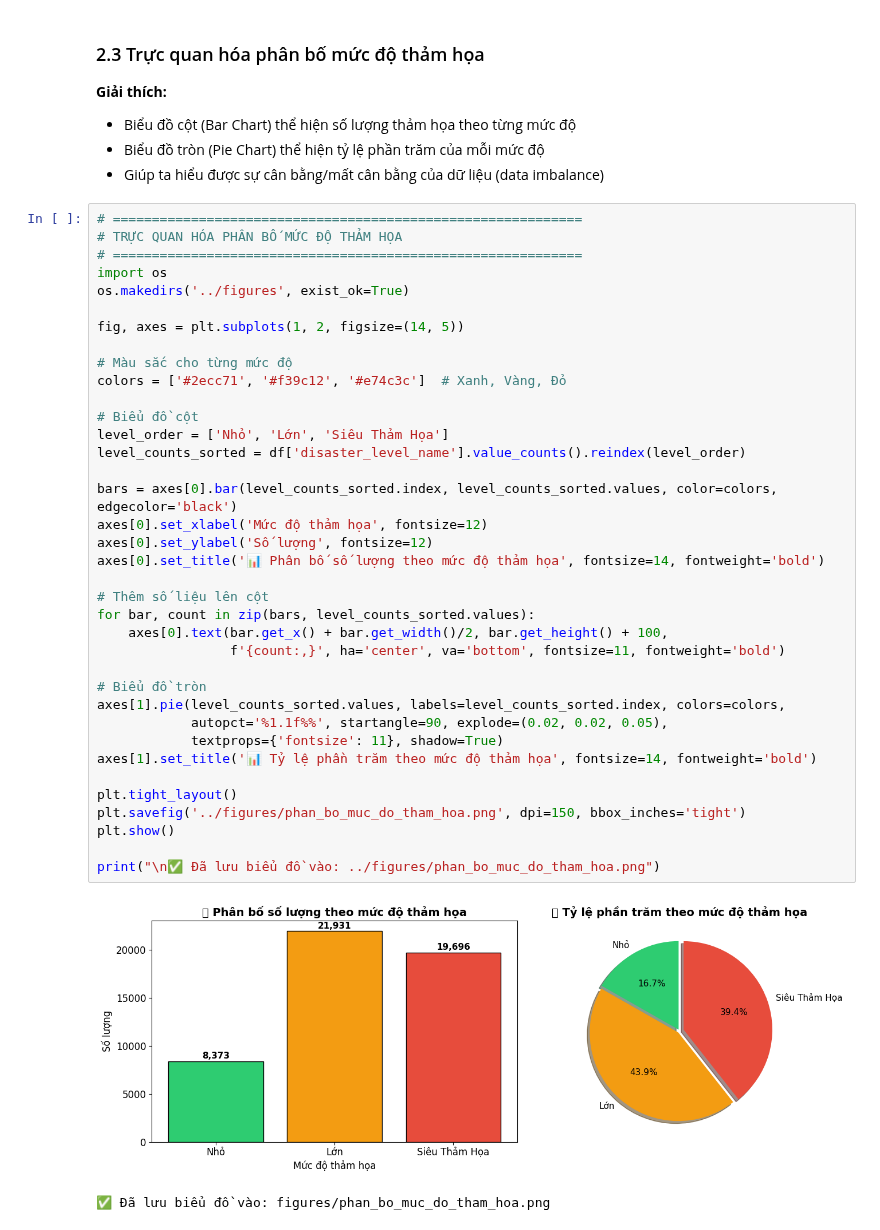
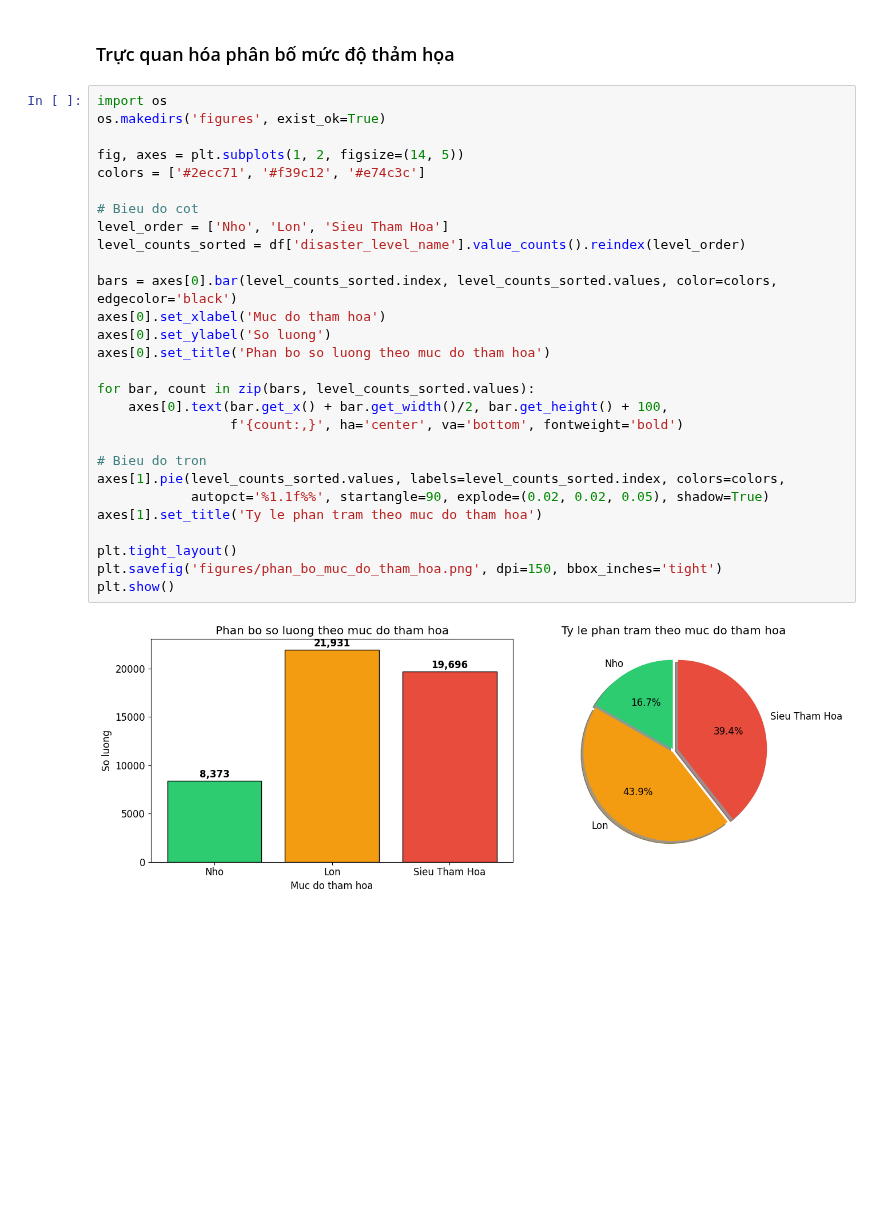
Before and after one commit to khoa-nguyen-data/Du-Doan-Tham-Hoa-Toan-Cau, a Jupyter notebook: Hiếu/Phan_Loai_Muc_Do_Tham_Hoa.ipynb, the cells around one changed output. Saved outputs shown, nothing was run; the diff lists cells and outputs as text; blank space fills up the shorter version.

```diff
--- a/Hiếu/Phan_Loai_Muc_Do_Tham_Hoa.ipynb
+++ b/Hiếu/Phan_Loai_Muc_Do_Tham_Hoa.ipynb
@@ -284,48 +212,33 @@ print("\n📌 Tổng số bản ghi:", len(df))
 # %% [markdown]
-### 2.3 Trực quan hóa phân bố mức độ thảm họa
-
-**Giải thích:**
-- Biểu đồ cột (Bar Chart) thể hiện số lượng thảm họa theo từng mức độ
-- Biểu đồ tròn (Pie Chart) thể hiện tỷ lệ phần trăm của mỗi mức độ
-- Giúp ta hiểu được sự cân bằng/mất cân bằng của dữ liệu (data imbalance)
+### Trực quan hóa phân bố mức độ thảm họa
 # %%
-# ============================================================
-# TRỰC QUAN HÓA PHÂN BỐ MỨC ĐỘ THẢM HỌA
-# ============================================================
 import os
-os.makedirs('../figures', exist_ok=True)
+os.makedirs('figures', exist_ok=True)
 
 fig, axes = plt.subplots(1, 2, figsize=(14, 5))
+colors = ['#2ecc71', '#f39c12', '#e74c3c']
 
-# Màu sắc cho từng mức độ
-colors = ['#2ecc71', '#f39c12', '#e74c3c']  # Xanh, Vàng, Đỏ
-
-# Biểu đồ cột
-level_order = ['Nhỏ', 'Lớn', 'Siêu Thảm Họa']
+# Bieu do cot
+level_order = ['Nho', 'Lon', 'Sieu Tham Hoa']
 level_counts_sorted = df['disaster_level_name'].value_counts().reindex(level_order)
 
 bars = axes[0].bar(level_counts_sorted.index, level_counts_sorted.values, color=colors, edgecolor='black')
-axes[0].set_xlabel('Mức độ thảm họa', fontsize=12)
-axes[0].set_ylabel('Số lượng', fontsize=12)
-axes[0].set_title('📊 Phân bố số lượng theo mức độ thảm họa', fontsize=14, fontweight='bold')
+axes[0].set_xlabel('Muc do tham hoa')
+axes[0].set_ylabel('So luong')
+axes[0].set_title('Phan bo so luong theo muc do tham hoa')
 
-# Thêm số liệu lên cột
 for bar, count in zip(bars, level_counts_sorted.values):
     axes[0].text(bar.get_x() + bar.get_width()/2, bar.get_height() + 100,
-                 f'{count:,}', ha='center', va='bottom', fontsize=11, fontweight='bold')
+                 f'{count:,}', ha='center', va='bottom', fontweight='bold')
 
-# Biểu đồ tròn
+# Bieu do tron
 axes[1].pie(level_counts_sorted.values, labels=level_counts_sorted.index, colors=colors,
-            autopct='%1.1f%%', startangle=90, explode=(0.02, 0.02, 0.05),
-            textprops={'fontsize': 11}, shadow=True)
-axes[1].set_title('📊 Tỷ lệ phần trăm theo mức độ thảm họa', fontsize=14, fontweight='bold')
+            autopct='%1.1f%%', startangle=90, explode=(0.02, 0.02, 0.05), shadow=True)
+axes[1].set_title('Ty le phan tram theo muc do tham hoa')
 
 plt.tight_layout()
-plt.savefig('../figures/phan_bo_muc_do_tham_hoa.png', dpi=150, bbox_inches='tight')
+plt.savefig('figures/phan_bo_muc_do_tham_hoa.png', dpi=150, bbox_inches='tight')
 plt.show()
-
-print("\n✅ Đã lưu biểu đồ vào: ../figures/phan_bo_muc_do_tham_hoa.png")
 # %% [output]
-[figure, old version]
+[figure, new version]
-✅ Đã lưu biểu đồ vào: figures/phan_bo_muc_do_tham_hoa.png
 # %% [markdown]
```
Also changed, not shown: parts of 45 cells of this notebook, 39 other files.
